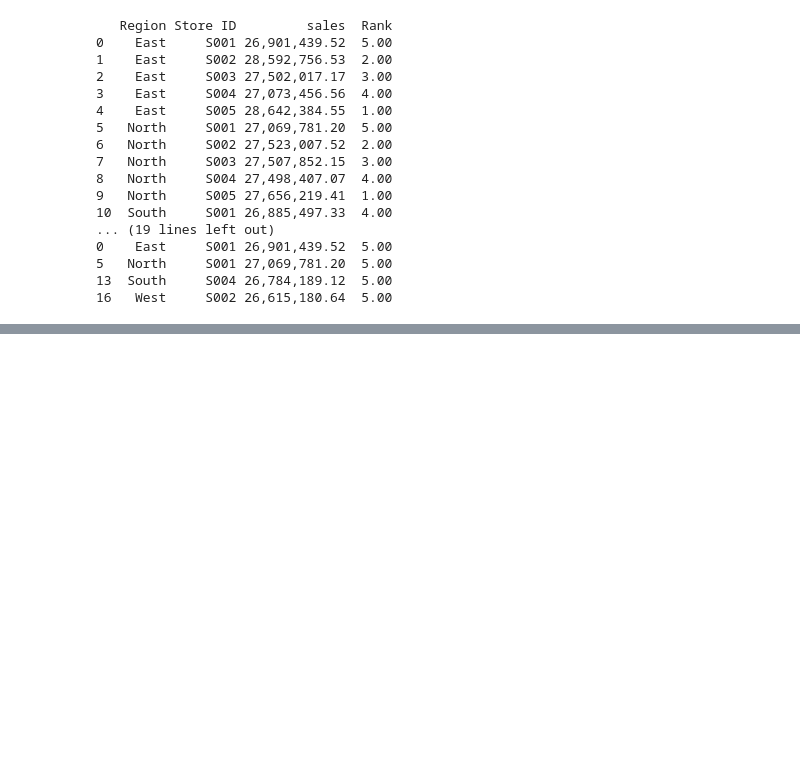
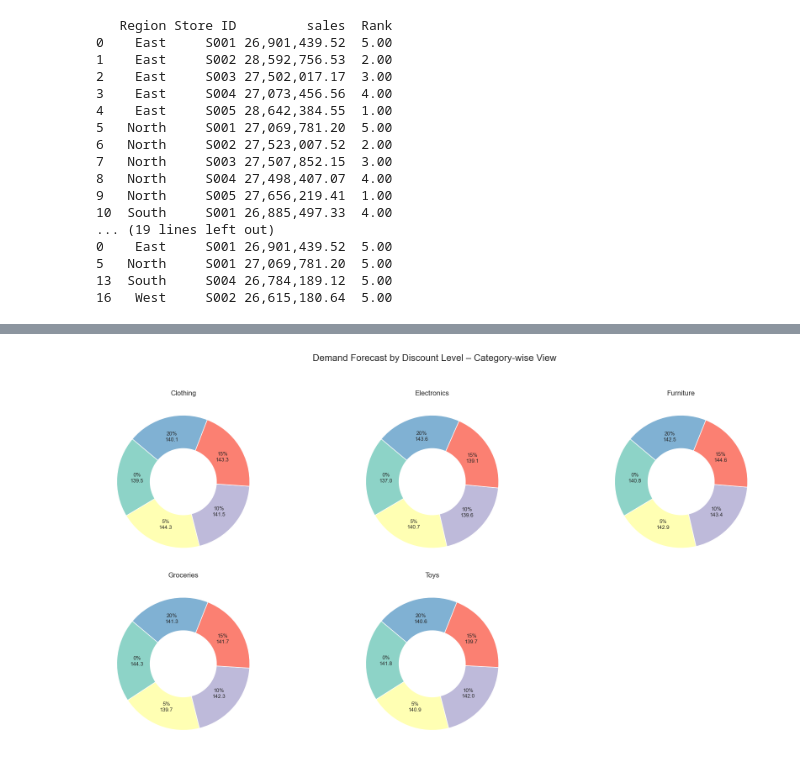
Before and after one commit to Abhijeeth7/Retail-Store-Inventory-Forecasting-Data-Analysis, a Jupyter notebook: Python_file/Retail-Store-Data-Analysis.ipynb, the cells around one changed output, grey strips where cells are left out. Saved outputs shown, nothing was run; the diff lists cells and outputs as text; code cells hidden in the pictures; blank space fills up the shorter version.

Commit message:
📌 Logged visual + dashboard merge and added core files for BR1–BR11 & GAR1–GAR11

```diff
--- a/Python_file/Retail-Store-Data-Analysis.ipynb
+++ b/Python_file/Retail-Store-Data-Analysis.ipynb
@@ -1279,0 +1348,47 @@ print(bottom_stores)
+# %%
+# BR10 visualization
+# Aggregate demand forecast by Category and Discount
+pie_df = (
+    df.groupby(['Category', 'Discount'])['Demand Forecast']
+    .mean()
+    .reset_index()
+)
+
+# Get unique categories
+categories = pie_df['Category'].unique()
+
+# Set up subplots
+fig, axes = plt.subplots(2, 3, figsize=(18, 10))  # Adjust grid as needed
+axes = axes.flatten()
+
+# Loop through each category
+for i, cat in enumerate(categories):
+    data = pie_df[pie_df['Category'] == cat]
+    wedges, _ = axes[i].pie(
+        data['Demand Forecast'],
+        startangle=140,
+        wedgeprops=dict(width=0.5, edgecolor='white'),
+        colors=plt.cm.Set3.colors  # Poppy color palette
+    )
+
+    # Annotate each wedge
+    total = data['Demand Forecast'].mean()
+    for j, p in enumerate(wedges):
+        theta = (p.theta2 + p.theta1) / 2.0
+        x = 0.7 * np.cos(np.deg2rad(theta))
+        y = 0.7 * np.sin(np.deg2rad(theta))
+        label = f"{data.iloc[j]['Discount']}%\n{data.iloc[j]['Demand Forecast']:.1f}"
+        axes[i].text(x, y, label, ha='center', va='center', fontsize=9)
+
+    axes[i].set_title(f"{cat}", fontsize=12)
+
+plt.suptitle('Demand Forecast by Discount Level – Category-wise View', fontsize=16)
+plt.tight_layout(rect=[0, 0, 1, 0.95])
+# Hide any unused subplot (like the 6th one in a 2x3 layout)
+if len(categories) < len(axes):
+    for j in range(len(categories), len(axes)):
+        fig.delaxes(axes[j])
+plt.savefig('br10.png', bbox_inches='tight', dpi=300)
+plt.show()
+# %% [output]
+[figure, added]
```
Also changed, not shown: parts of 17 cells of this notebook, 15 other files.
